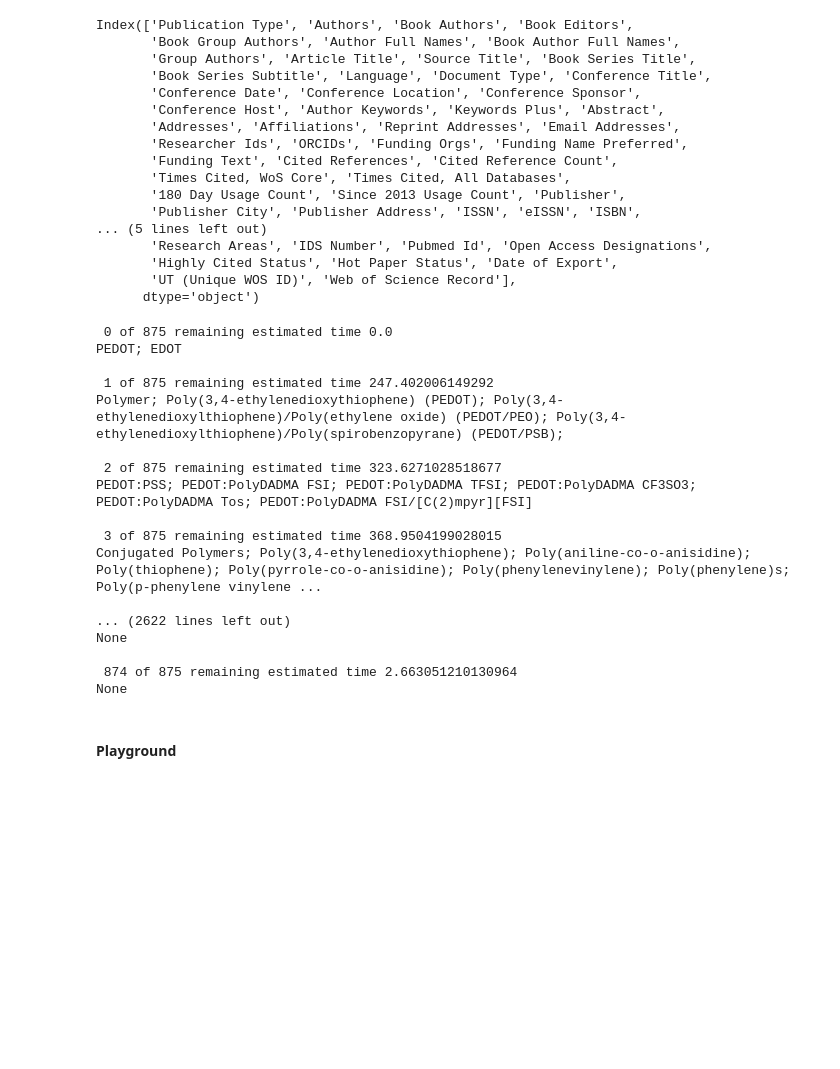
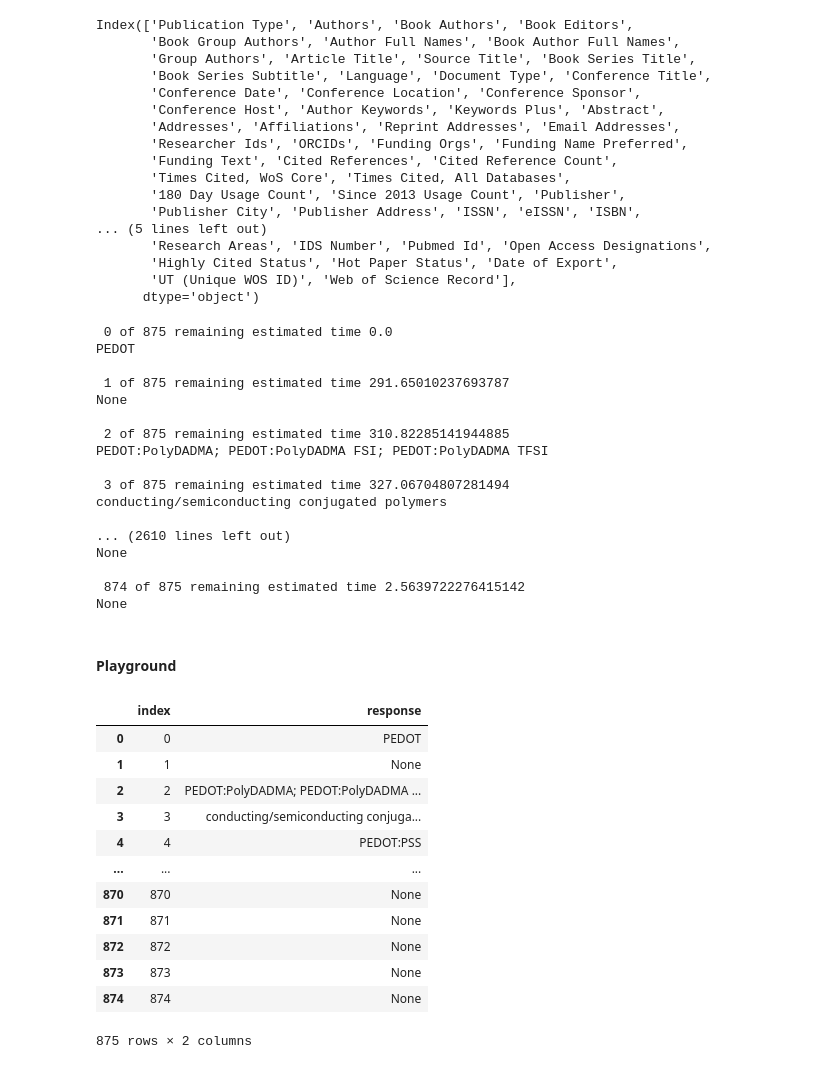
Before and after one commit to selaxco/OMIECs, a Jupyter notebook: scripts/OMIECs/groq_data_filtering.ipynb, the cells around one changed output. Drawn from its saved outputs; the diff is of its cells as text; code cells hidden in the pictures; blank space fills up the shorter version.

```diff
--- a/scripts/OMIECs/groq_data_filtering.ipynb
+++ b/scripts/OMIECs/groq_data_filtering.ipynb
@@ -73,15 +73,15 @@ for index, row in df.iterrows():
             },
             {
                 "role": "user",
-                "content": "For the text I will input next, output only polymers of the type OMIEC, also known as Organic Mixed Ionic \
-                    Electronic Conductors. Do not output other types of polymers, and other kinds of materials, only the polymers.\
-                    The output must be only the polymer material names separated by semicolons. Do not repeat the polymer name more \
-                    than once. Do not output 'OMIEC' or 'OMIEC based', tell me the name of the polymer that is of this type. \
-                    Output only the polymers mentioned in the text. If no polymer was found, output 'None'"
+                "content": "For the text I will input next, output only the name of polymers of the type OMIEC, also known as Organic Mixed Ionic Electronic Conductors, \
+                that are present in the text. If any polymer that satisfies the condition is found in the text, the output must be only the \
+                polymer material names separated by semicolons. If no polymer that satisfies the condition is found in the text, the output \
+                should be 'None'. Do not repeat the polymer name more than once. The output should not include the type of material. \
+                I want to use the output for future data analysis, so do not output anything else besides the exact names of the polymers as they appear in the text."
             },
             {
                 "role": "assistant",
-                "content": "Hello, I will tell the OMIEC polymers of any text you input next"
+                "content": "Hello, I will tell you the names of OMIEC-type polymers mentioned in any text you input."
             },
             {
                 "role": "user",
@@ -112,22 +112,22 @@ for index, row in df.iterrows():
     total_time += time.time() - start_time
 # %% [output]
  0 of 875 remaining estimated time 0.0
-PEDOT; EDOT
+PEDOT
 
- 1 of 875 remaining estimated time 247.402006149292
-Polymer; Poly(3,4-ethylenedioxythiophene) (PEDOT); Poly(3,4-ethylenedioxylthiophene)/Poly(ethylene oxide) (PEDOT/PEO); Poly(3,4-ethylenedioxylthiophene)/Poly(spirobenzopyrane) (PEDOT/PSB);
-
- 2 of 875 remaining estimated time 323.6271028518677
-PEDOT:PSS; PEDOT:PolyDADMA FSI; PEDOT:PolyDADMA TFSI; PEDOT:PolyDADMA CF3SO3; PEDOT:PolyDADMA Tos; PEDOT:PolyDADMA FSI/[C(2)mpyr][FSI]
-
- 3 of 875 remaining estimated time 368.9504199028015
-Conjugated Polymers; Poly(3,4-ethylenedioxythiophene); Poly(aniline-co-o-anisidine); Poly(thiophene); Poly(pyrrole-co-o-anisidine); Poly(phenylenevinylene); Poly(phenylene)s; Poly(p-phenylene vinylene ...
-
-... (2622 lines left out)
+ 1 of 875 remaining estimated time 291.65010237693787
 None
 
- 874 of 875 remaining estimated time 2.663051210130964
+ 2 of 875 remaining estimated time 310.82285141944885
+PEDOT:PolyDADMA; PEDOT:PolyDADMA FSI; PEDOT:PolyDADMA TFSI
+
+ 3 of 875 remaining estimated time 327.06704807281494
+conducting/semiconducting conjugated polymers
+
+... (2610 lines left out)
 None
+
+ 874 of 875 remaining estimated time 2.5639722276415142
+None
 # %%
 # DataFrame
 df_with_responses = pd.DataFrame(responses_list)
@@ -137,5 +137,21 @@ df_with_responses.to_excel('../../dataframes/OMIEC_RESPONSES.xlsx', index=False)
 # %% [markdown]
 #### Playground
+# %%
+df_with_responses
+# %% [output]
+|  | index | response |
+| 0 | 0 | PEDOT |
+| 1 | 1 | None |
+| 2 | 2 | PEDOT:PolyDADMA; PEDOT:PolyDADMA ... |
+| 3 | 3 | conducting/semiconducting conjuga... |
+| 4 | 4 | PEDOT:PSS |
+| ... | ... | ... |
+| 870 | 870 | None |
+| 871 | 871 | None |
+| 872 | 872 | None |
+| 873 | 873 | None |
+| 874 | 874 | None |
+875 rows × 2 columns
 # %%
 result = pd.concat([df_with_responses, df], axis=1)
 result.drop('index', axis=1, inplace=True)
```
Also changed, not shown: parts of 20 cells of this notebook, 8 other files.
